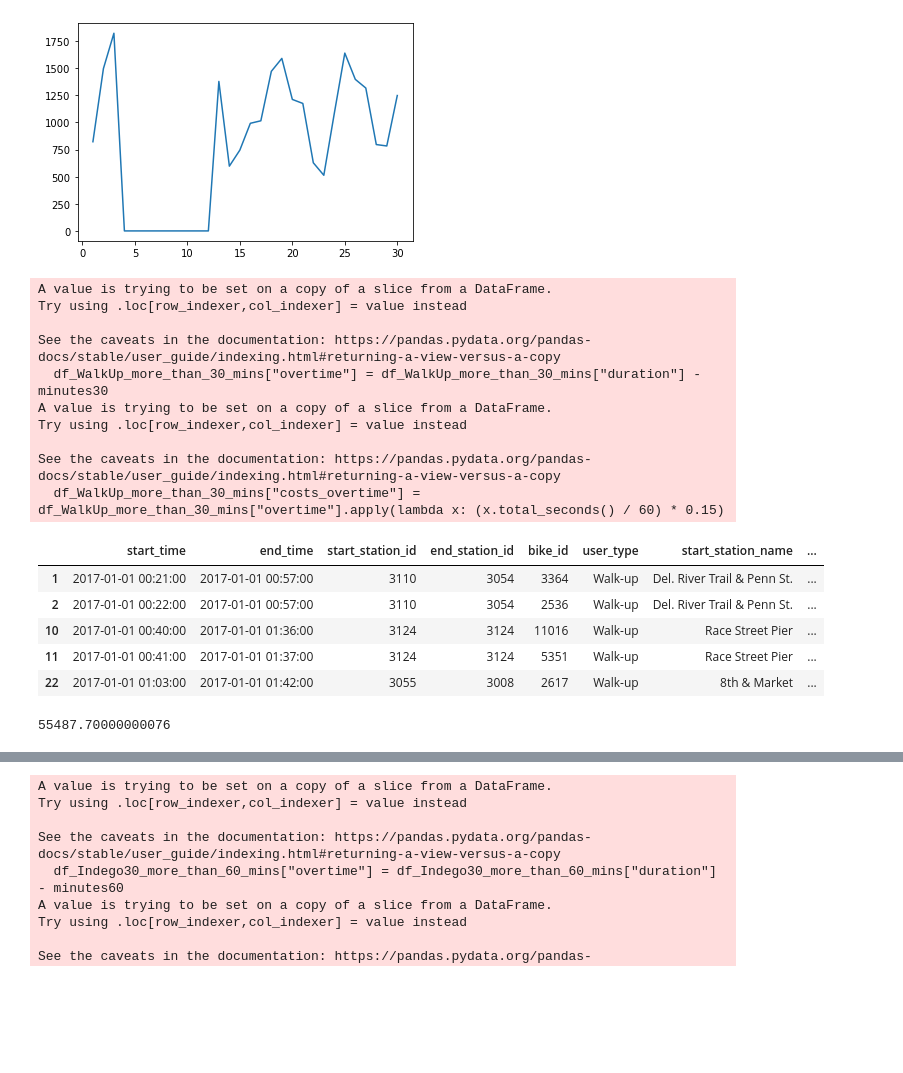
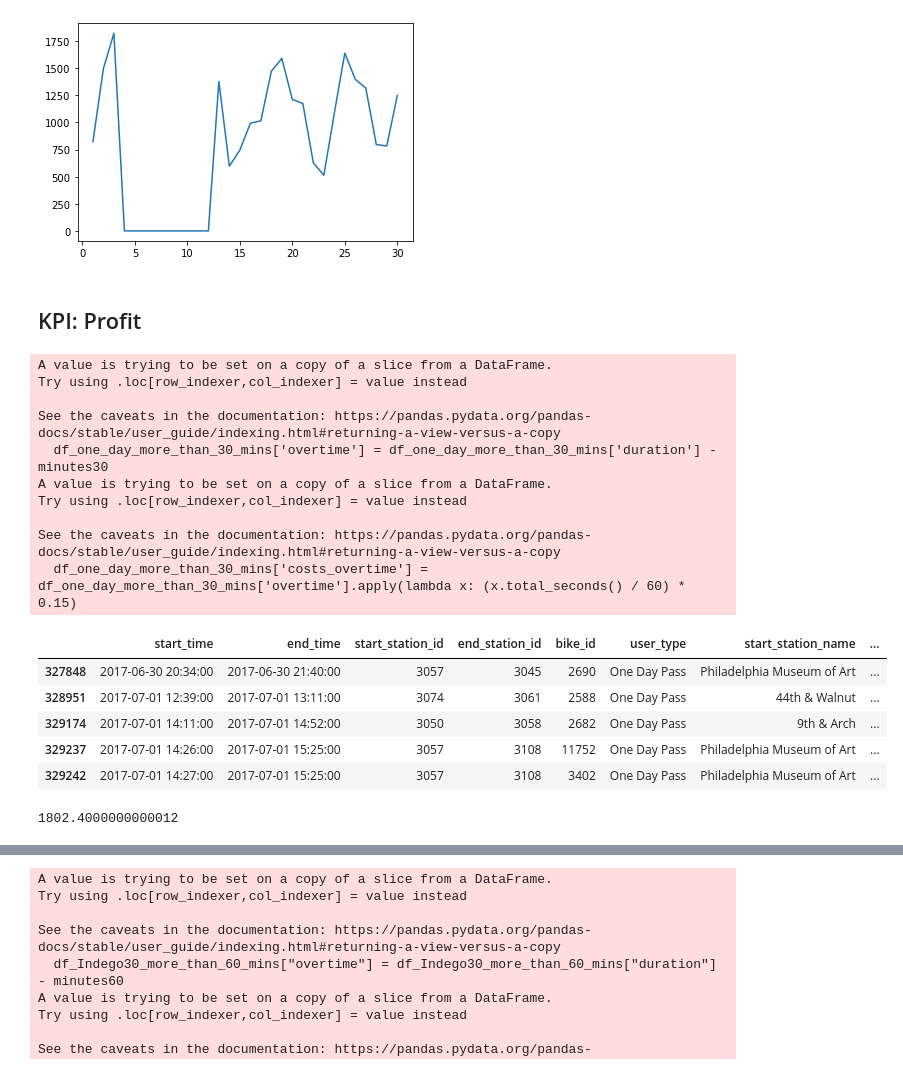
Before and after one commit to GoebelM94/dsml2021, a Jupyter notebook: notebooks/KPI utilization + revenue.ipynb, the cells around one changed output, grey strips where cells are left out. Drawn from its saved outputs; the diff is of its cells as text; code cells hidden in the pictures; blank space fills up the shorter version.

```diff
--- a/notebooks/KPI utilization + revenue.ipynb
+++ b/notebooks/KPI utilization + revenue.ipynb
@@ -291,42 +289,48 @@ plt.plot(x, y)
+# %% [markdown]
+## KPI: Profit
 # %%
 #Notes:
-# Prices from Indego's official website from 2021
-# The following calculations just contain the profit from overdrafts of the loans (Walk-up:
-# 15¢/minute for rides over 30 minutes + Indego30 and Indego365: 15¢/minute for rides over 60 minutes).
-# Of course the biggest profit is made from selling passes but we do not have any information
-# about the amount of sold passes so we focused on profit from overdrafts.
+# Prices from Indego's official website from 2021 for the user types OneDayPass, TwoDayPass, Indego30 and Indego365.
+# For the user types Walk-up and IndegoFlex we took the official Indego prices for 2015. The price for Walk-up is 4$
+# for every beginning 30 minutes. For IndegoFlex it is 4$ for every beginning 60 minutes.
+# The four following mentioned calculations just contain the profit from overdrafts of the loans for user type OneDayPass
+# (we assume that the 2021 Guest Pass is based on the user types OneDayPass and TwoDayPass - the cost for overtime are
+# 15¢/minute for rides over 30 minutes) and the user types Indego30 and Indego365 (15¢/minute for rides over 60 minutes).
+# Of course the biggest profit of OneDayPass, TwoDayPass, Indego30 and Indego 365 is made from selling passes but we do
+# not have any information about the amount of sold passes so we focused on profit from overdrafts.
 
 
-#profit from overtime loans of usertype Walk-up
+# profit from overtime loans of usertype OneDayPass
+
 minutes30 = timedelta(minutes=30)
 
-df_walk_up = df_bikes[df_bikes["user_type"] == "Walk-up"]
-df_WalkUp_more_than_30_mins = df_walk_up[df_walk_up["duration"] > minutes30]
-df_WalkUp_more_than_30_mins["overtime"] = df_WalkUp_more_than_30_mins["duration"] - minutes30
+df_one_day = df_bikes[df_bikes['user_type'] == 'One Day Pass']
+df_one_day_more_than_30_mins = df_one_day[df_one_day['duration'] > minutes30]
+df_one_day_more_than_30_mins['overtime'] = df_one_day_more_than_30_mins['duration'] - minutes30
 
-df_WalkUp_more_than_30_mins["costs_overtime"] = df_WalkUp_more_than_30_mins["overtime"].apply(lambda x: (x.total_seconds() / 60) * 0.15)
+df_one_day_more_than_30_mins['costs_overtime'] = df_one_day_more_than_30_mins['overtime'].apply(lambda x: (x.total_seconds() / 60) * 0.15)
 
-df_WalkUp_more_than_30_mins.head()
+df_one_day_more_than_30_mins.head()
 # %% [output]
 A value is trying to be set on a copy of a slice from a DataFrame.
 Try using .loc[row_indexer,col_indexer] = value instead
 
 See the caveats in the documentation: https://pandas.pydata.org/pandas-docs/stable/user_guide/indexing.html#returning-a-view-versus-a-copy
-  df_WalkUp_more_than_30_mins["overtime"] = df_WalkUp_more_than_30_mins["duration"] - minutes30
+  df_one_day_more_than_30_mins['overtime'] = df_one_day_more_than_30_mins['duration'] - minutes30
 A value is trying to be set on a copy of a slice from a DataFrame.
 Try using .loc[row_indexer,col_indexer] = value instead
 
 See the caveats in the documentation: https://pandas.pydata.org/pandas-docs/stable/user_guide/indexing.html#returning-a-view-versus-a-copy
-  df_WalkUp_more_than_30_mins["costs_overtime"] = df_WalkUp_more_than_30_mins["overtime"].apply(lambda x: (x.total_seconds() / 60) * 0.15)
+  df_one_day_more_than_30_mins['costs_overtime'] = df_one_day_more_than_30_mins['overtime'].apply(lambda x: (x.total_seconds() / 60) * 0.15)
 |  | start_time | end_time | start_station_id | end_station_id | bike_id | user_type | start_station_name | ... |
-| 1 | 2017-01-01 00:21:00 | 2017-01-01 00:57:00 | 3110 | 3054 | 3364 | Walk-up | Del. River Trail & Penn St. | ... |
-| 2 | 2017-01-01 00:22:00 | 2017-01-01 00:57:00 | 3110 | 3054 | 2536 | Walk-up | Del. River Trail & Penn St. | ... |
-| 10 | 2017-01-01 00:40:00 | 2017-01-01 01:36:00 | 3124 | 3124 | 11016 | Walk-up | Race Street Pier | ... |
-| 11 | 2017-01-01 00:41:00 | 2017-01-01 01:37:00 | 3124 | 3124 | 5351 | Walk-up | Race Street Pier | ... |
-| 22 | 2017-01-01 01:03:00 | 2017-01-01 01:42:00 | 3055 | 3008 | 2617 | Walk-up | 8th & Market | ... |
+| 327848 | 2017-06-30 20:34:00 | 2017-06-30 21:40:00 | 3057 | 3045 | 2690 | One Day Pass | Philadelphia Museum of Art | ... |
+| 328951 | 2017-07-01 12:39:00 | 2017-07-01 13:11:00 | 3074 | 3061 | 2588 | One Day Pass | 44th & Walnut | ... |
+| 329174 | 2017-07-01 14:11:00 | 2017-07-01 14:52:00 | 3050 | 3058 | 2682 | One Day Pass | 9th & Arch | ... |
+| 329237 | 2017-07-01 14:26:00 | 2017-07-01 15:25:00 | 3057 | 3108 | 11752 | One Day Pass | Philadelphia Museum of Art | ... |
+| 329242 | 2017-07-01 14:27:00 | 2017-07-01 15:25:00 | 3057 | 3108 | 3402 | One Day Pass | Philadelphia Museum of Art | ... |
 # %%
-#total sum of all  overtime loans of usertype Walk-up
-sumWalkUpOvertimeProfit = sum(df_WalkUp_more_than_30_mins["costs_overtime"].apply(lambda x: x))
-print(sumWalkUpOvertimeProfit)
+# total sum of all  overtime loans of usertype OneDayPass
+sum_one_day_Overtime_Profit = sum(df_one_day_more_than_30_mins['costs_overtime'].apply(lambda x: x))
+print(sum_one_day_Overtime_Profit)
 # %% [output]
-55487.70000000076
+1802.4000000000012
```
Also changed, not shown: parts of 14 cells of this notebook, 1 other file.
